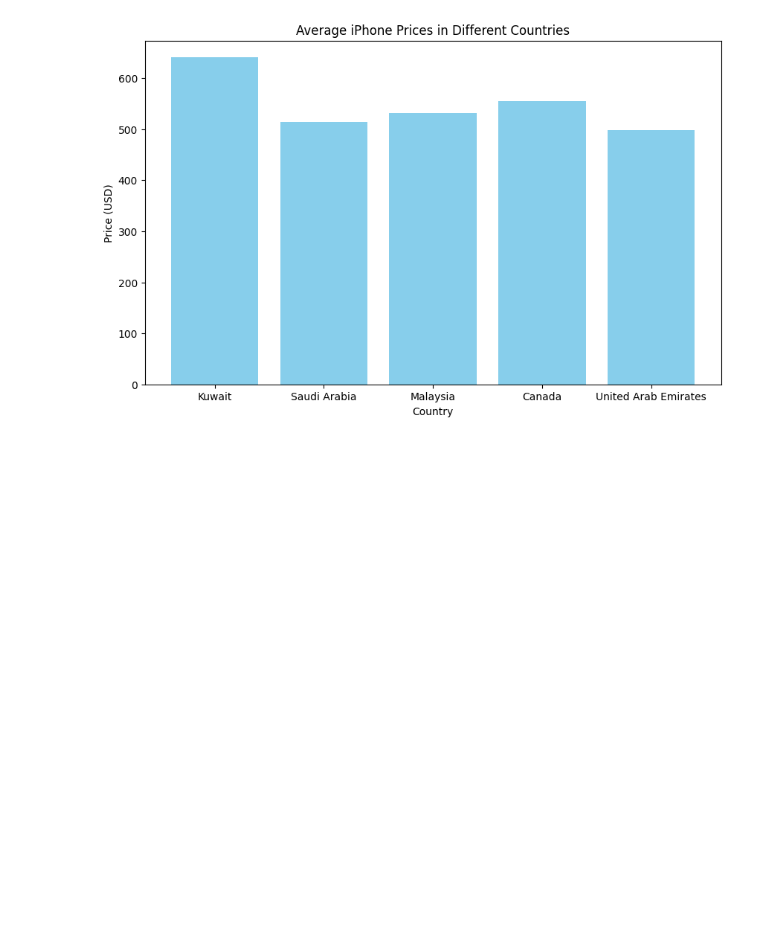
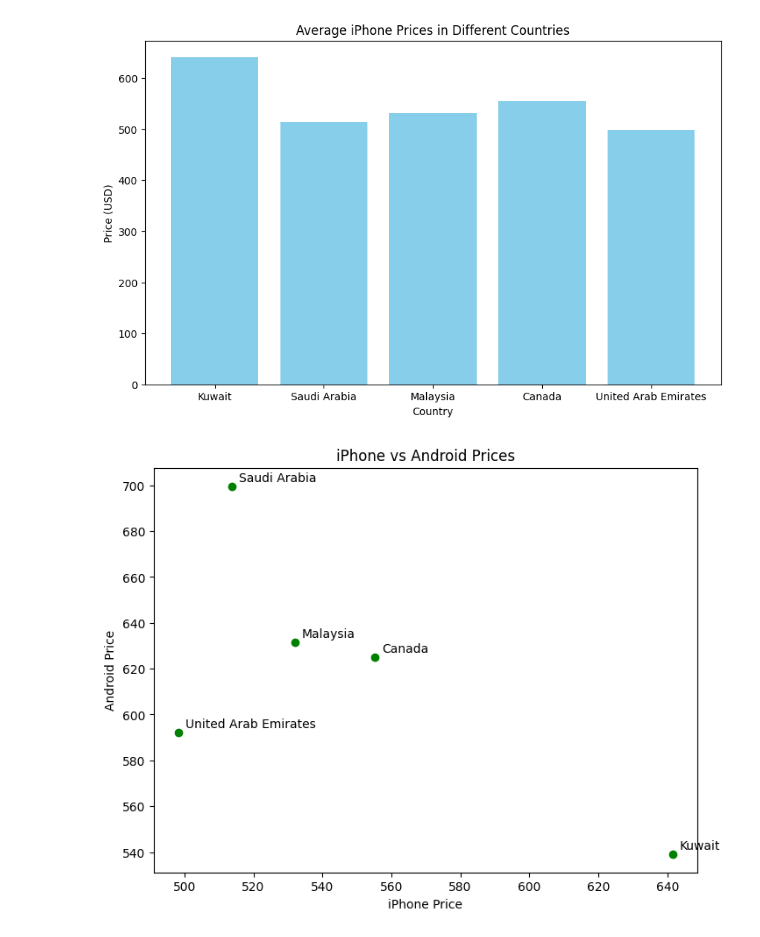
Before and after one commit to AlexanderSanJose/CpE-031-VDA-CpE-21s4, a Jupyter notebook: Exercise_8.ipynb, the cells around one changed output. Drawn from its saved outputs; the diff is of its cells as text; code cells hidden in the pictures; blank space fills up the shorter version.

```diff
--- a/Exercise_8.ipynb
+++ b/Exercise_8.ipynb
@@ -297,3 +312,18 @@ df.head()
 | 4 | 5 | United Arab Emirates | $498.25 | $592.31 | $1,073.30 | $1,026.68 | $324.72 | $285.72 | $259.71 | ... |
 # %%
 import matplotlib.pyplot as plt
+# %%
+
+# Creating the dataset from the provided data
+data = {
+    'Country': ['Kuwait', 'Saudi Arabia', 'Malaysia', 'Canada', 'United Arab Emirates'],
+    'iPhone': [641.50, 513.86, 532.06, 555.25, 498.25],
+    'Android': [539.18, 699.61, 631.66, 625.04, 592.31],
+    'MacBook': [795.38, 1054.98, 1010.31, 1118.10, 1073.30],
+    'PS4': [528.34, 686.88, 1022.67, 1081.40, 1026.68],
+    '40 inch smart TV': [383.60, 406.93, 324.87, 364.30, 311.71]
+}
+
+# Convert to DataFrame
+df = pd.DataFrame(data)
+print(df)
@@ -316,3 +350,19 @@ plt.ylabel('Price (USD)')
 plt.show()
 # %% [output]
 [figure]
+# %%
+
+# Second plot - Scatter plot of iPhone vs Android prices
+plt.figure(figsize=(8,6))
+plt.scatter(df['iPhone'], df['Android'], color='g')
+plt.title('iPhone vs Android Prices')
+plt.xlabel('iPhone Price')
+plt.ylabel('Android Price')
+
+# Adding country labels to the points
+for i, country in enumerate(df['Country']):
+    plt.text(df['iPhone'][i] + 2, df['Android'][i] + 2, country)
+
+plt.show()
+# %% [output]
+[figure, added]
```
Also changed, not shown: parts of 7 cells of this notebook.
